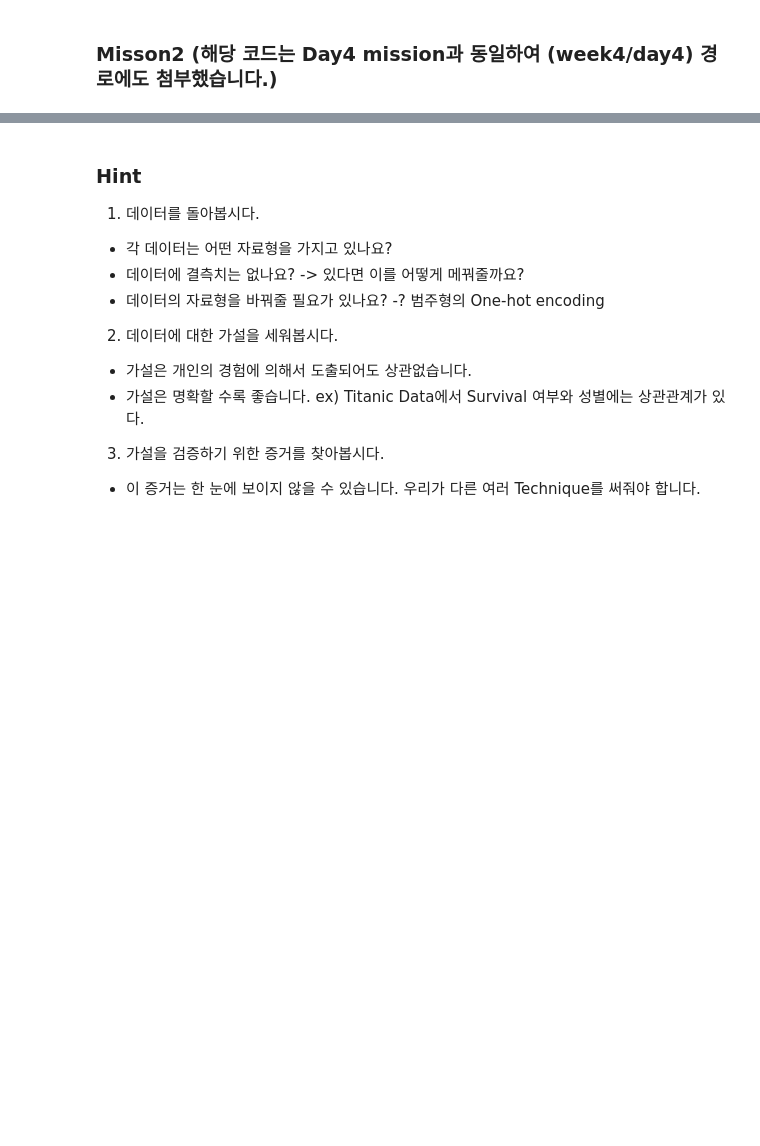
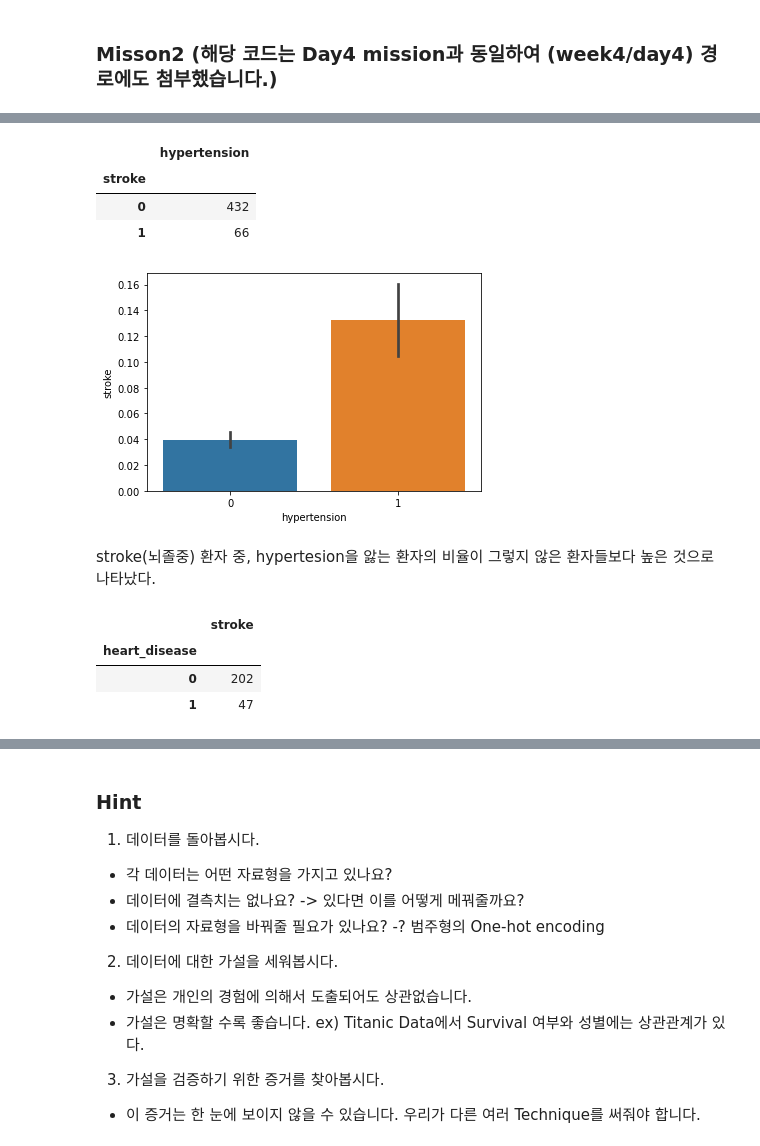
Before and after one commit to super-corini/programmers_kdt_II, a Jupyter notebook: 4. EDA.ipynb, the cells around one changed output, grey strips where cells are left out. Saved outputs shown, nothing was run; the diff lists cells and outputs as text; code cells hidden in the pictures; blank space fills up the shorter version.

```diff
--- a/4. EDA.ipynb
+++ b/4. EDA.ipynb
@@ -335,0 +424,25 @@ Name: Age, dtype: float64
+# %%
+## 'age'와 'hypertension'의 연관성
+stroke_df[['hypertension','stroke']].groupby('stroke').sum()
+# %% [output]
+|  | hypertension |
+| stroke |  |
+| 0 | 432 |
+| 1 | 66 |
+# %%
+## 'age'와 'hypertension'의 연관성 시각화
+
+sns.barplot(x='hypertension',y = 'stroke',data= (stroke_df))
+plt.show()
+# %% [output]
+[figure, added]
+# %% [markdown]
+stroke(뇌졸중) 환자 중, hypertesion을 앓는 환자의 비율이 그렇지 않은 환자들보다 높은 것으로 나타났다.
+# %%
+## 'age'와 'heart_disease'의 연관성
+stroke_df[['heart_disease','stroke']].groupby('heart_disease').sum()
+# %% [output]
+|  | stroke |
+| heart_disease |  |
+| 0 | 202 |
+| 1 | 47 |
```
Also changed, not shown: parts of 11 cells of this notebook, 4 other files.
